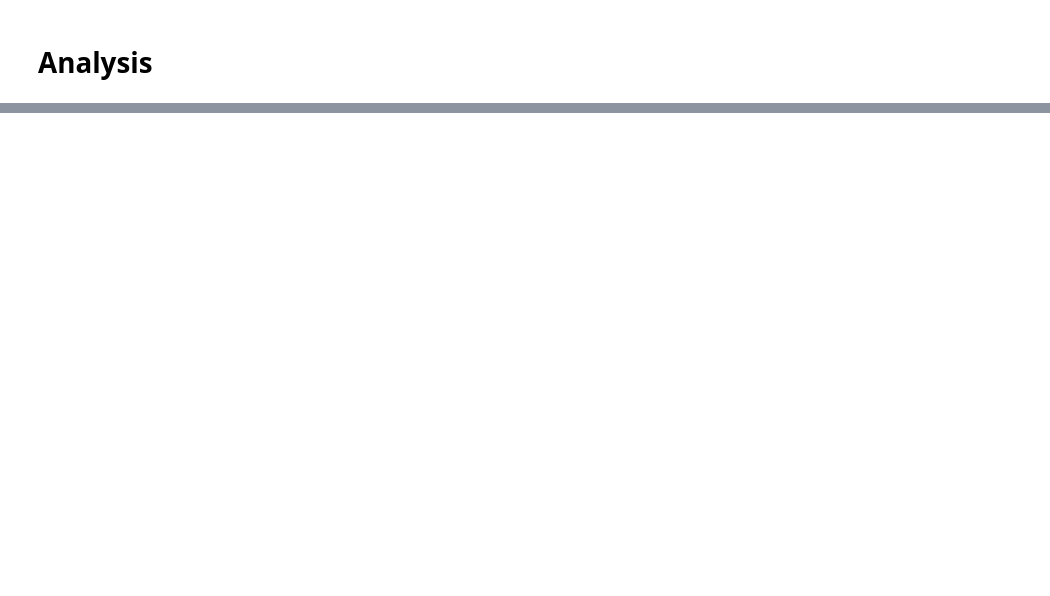
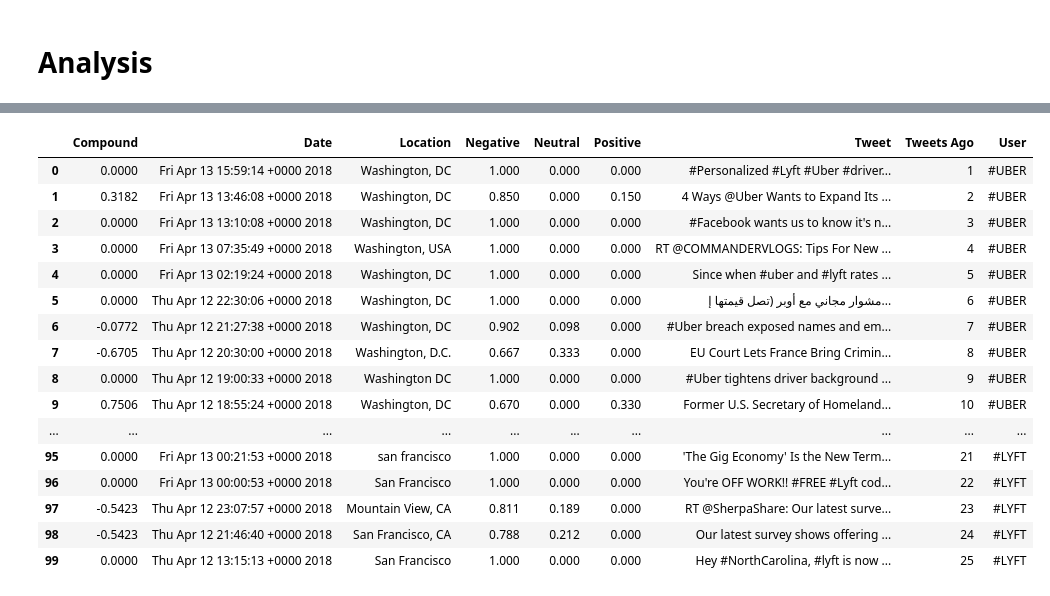
Before and after one commit to c42know/Group-5, a Jupyter notebook: HashTag-Tweets.ipynb, the cells around one changed output, grey strips where cells are left out. Cells and saved outputs as stored; diff of their text form; code cells hidden in the pictures; blank space fills up the shorter version.

```diff
--- a/HashTag-Tweets.ipynb
+++ b/HashTag-Tweets.ipynb
@@ -98,0 +53,65 @@ for hashtag in target_hashtags:
+# %%
+
+# Loop through each hashtag
+for hashtag in target_hashtags:
+    #set counter
+    counter = 1
+    print(hashtag)
+
+    #loop through coordinates
+    for coord in coordinates:
+
+        # Get 100 tweets on targetted tag
+        public_tweets = api.search(hashtag, count=100,geocode=coord+",7mi")
+
+        print(coord)
+
+        # Loop through all tweets
+        for tweet in public_tweets["statuses"]:
+
+            #----TEST---PRINT-LOCATION-----#
+            #pprint(tweet['user']['location'])
+
+            # Store all tweet data into the array
+            tweet_times.append(tweet["created_at"])
+            tweet_texts.append(tweet['text'])
+            target_list.append(hashtag)
+            tweet_location.append(tweet['user']['location'])
+            #----TEST PRINT TWEET----#
+            #print(tweet['text'])
+
+            # Run Vader Analysis on each tweet
+            results = analyzer.polarity_scores(tweet["text"])
+            compound = results["compound"]
+            pos = results["pos"]
+            neu = results["neu"]
+            neg = results["neg"]
+
+            # Add each value to the appropriate list
+            compound_list.append(compound)
+            positive_list.append(pos)
+            negative_list.append(neg)
+            neutral_list.append(neu)
+            counter_list.append(counter)
+
+
+            # Store the data in dictionary
+            sentiment = {
+                "User": target_list,
+                "Tweet": tweet_texts,
+                "Date": tweet_times,
+                "Compound": compound_list,
+                "Positive": positive_list,
+                "Neutral": negative_list,
+                "Negative": neutral_list,
+                "Tweets Ago": counter_list,
+                "Location": tweet_location
+            }
+            #add to counter
+            #print(target)
+            counter += 1
+
+#df = pd.DataFrame(sentiment)
+sentiments_hash= pd.DataFrame(sentiment)
+sentiments_hash.head(100)
+# %% [output]
@@ -98,0 +132,17 @@ for hashtag in target_hashtags:
+|  | Compound | Date | Location | Negative | Neutral | Positive | Tweet | Tweets Ago | User |
+| 0 | 0.0000 | Fri Apr 13 15:59:14 +0000 2018 | Washington, DC | 1.000 | 0.000 | 0.000 | #Personalized #Lyft #Uber #driver... | 1 | #UBER |
+| 1 | 0.3182 | Fri Apr 13 13:46:08 +0000 2018 | Washington, DC | 0.850 | 0.000 | 0.150 | 4 Ways @Uber Wants to Expand Its ... | 2 | #UBER |
+| 2 | 0.0000 | Fri Apr 13 13:10:08 +0000 2018 | Washington, DC | 1.000 | 0.000 | 0.000 | #Facebook wants us to know it's n... | 3 | #UBER |
+| 3 | 0.0000 | Fri Apr 13 07:35:49 +0000 2018 | Washington, USA | 1.000 | 0.000 | 0.000 | RT @COMMANDERVLOGS: Tips For New ... | 4 | #UBER |
+| 4 | 0.0000 | Fri Apr 13 02:19:24 +0000 2018 | Washington, DC | 1.000 | 0.000 | 0.000 | Since when #uber and #lyft rates ... | 5 | #UBER |
+| 5 | 0.0000 | Thu Apr 12 22:30:06 +0000 2018 | Washington, DC | 1.000 | 0.000 | 0.000 | مشوار مجاني مع أوبر (تصل قيمتها إ... | 6 | #UBER |
+| 6 | -0.0772 | Thu Apr 12 21:27:38 +0000 2018 | Washington, DC | 0.902 | 0.098 | 0.000 | #Uber breach exposed names and em... | 7 | #UBER |
+| 7 | -0.6705 | Thu Apr 12 20:30:00 +0000 2018 | Washington, D.C. | 0.667 | 0.333 | 0.000 | EU Court Lets France Bring Crimin... | 8 | #UBER |
+| 8 | 0.0000 | Thu Apr 12 19:00:33 +0000 2018 | Washington DC | 1.000 | 0.000 | 0.000 | #Uber tightens driver background ... | 9 | #UBER |
+| 9 | 0.7506 | Thu Apr 12 18:55:24 +0000 2018 | Washington, DC | 0.670 | 0.000 | 0.330 | Former U.S. Secretary of Homeland... | 10 | #UBER |
+| ... | ... | ... | ... | ... | ... | ... | ... | ... | ... |
+| 95 | 0.0000 | Fri Apr 13 00:21:53 +0000 2018 | san francisco | 1.000 | 0.000 | 0.000 | 'The Gig Economy' Is the New Term... | 21 | #LYFT |
+| 96 | 0.0000 | Fri Apr 13 00:00:53 +0000 2018 | San Francisco | 1.000 | 0.000 | 0.000 | You're OFF WORK!! #FREE #Lyft cod... | 22 | #LYFT |
+| 97 | -0.5423 | Thu Apr 12 23:07:57 +0000 2018 | Mountain View, CA | 0.811 | 0.189 | 0.000 | RT @SherpaShare: Our latest surve... | 23 | #LYFT |
+| 98 | -0.5423 | Thu Apr 12 21:46:40 +0000 2018 | San Francisco, CA | 0.788 | 0.212 | 0.000 | Our latest survey shows offering ... | 24 | #LYFT |
+| 99 | 0.0000 | Thu Apr 12 13:15:13 +0000 2018 | San Francisco | 1.000 | 0.000 | 0.000 | Hey #NorthCarolina, #lyft is now ... | 25 | #LYFT |
```
Also changed, not shown: parts of 20 cells of this notebook, 2 other files.
